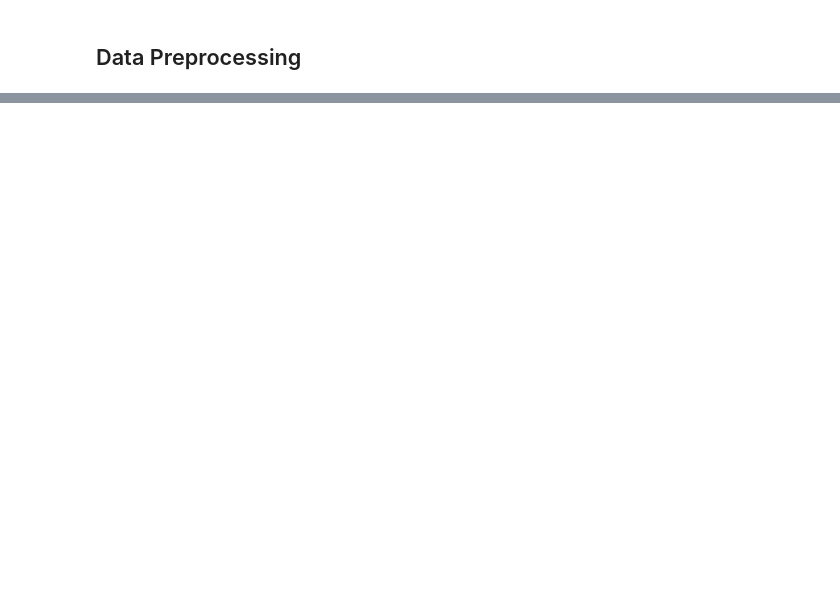
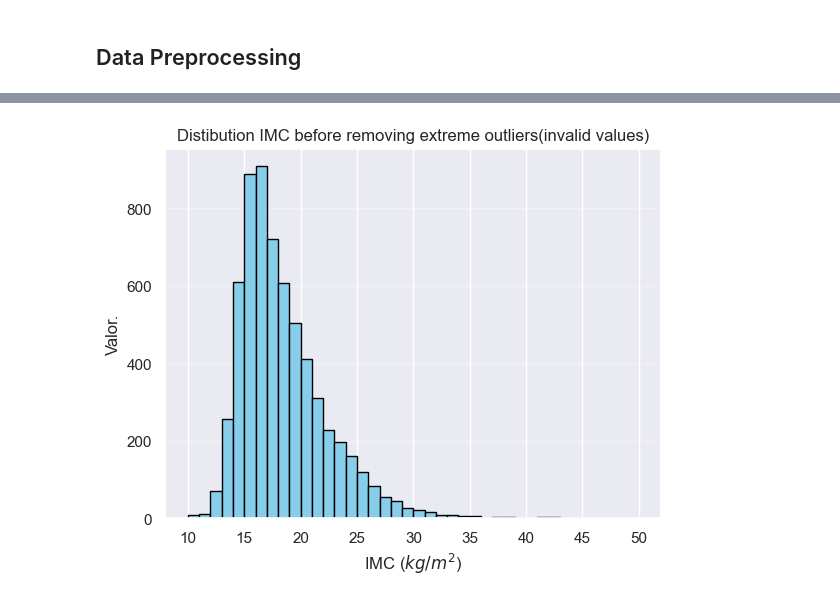
Before and after one commit to RS181/Data-Mining-I, a Jupyter notebook: Assignment/3-data_cleaning_and_preprocessing.ipynb, the cells around one changed output, grey strips where cells are left out. Saved outputs shown, nothing was run; the diff lists cells and outputs as text; code cells hidden in the pictures; blank space fills up the shorter version.

```diff
--- a/Assignment/3-data_cleaning_and_preprocessing.ipynb
+++ b/Assignment/3-data_cleaning_and_preprocessing.ipynb
@@ -721,0 +758,18 @@ dtype('int64')
+# %%
+# Recalcular IMC
+data.columns
+for index, row in data.iterrows():
+    peso = row['Peso']
+    altura_m = row['Altura']/100
+    imc = round(peso / (altura_m**2),2)
+    data.at[index, 'IMC'] = imc
+# %%
+plt.hist(data['IMC'], bins=40, range=(10, 50), color='skyblue', edgecolor='black')
+
+plt.title('Distibution IMC before removing extreme outliers(invalid values)')
+plt.xlabel('IMC ($kg/m^2$)')
+plt.ylabel('Valor.')
+plt.grid(axis='y', alpha=0.3)
+plt.show()
+# %% [output]
+[figure, added]
```
Also changed, not shown: parts of 41 cells of this notebook, 1 other file.
